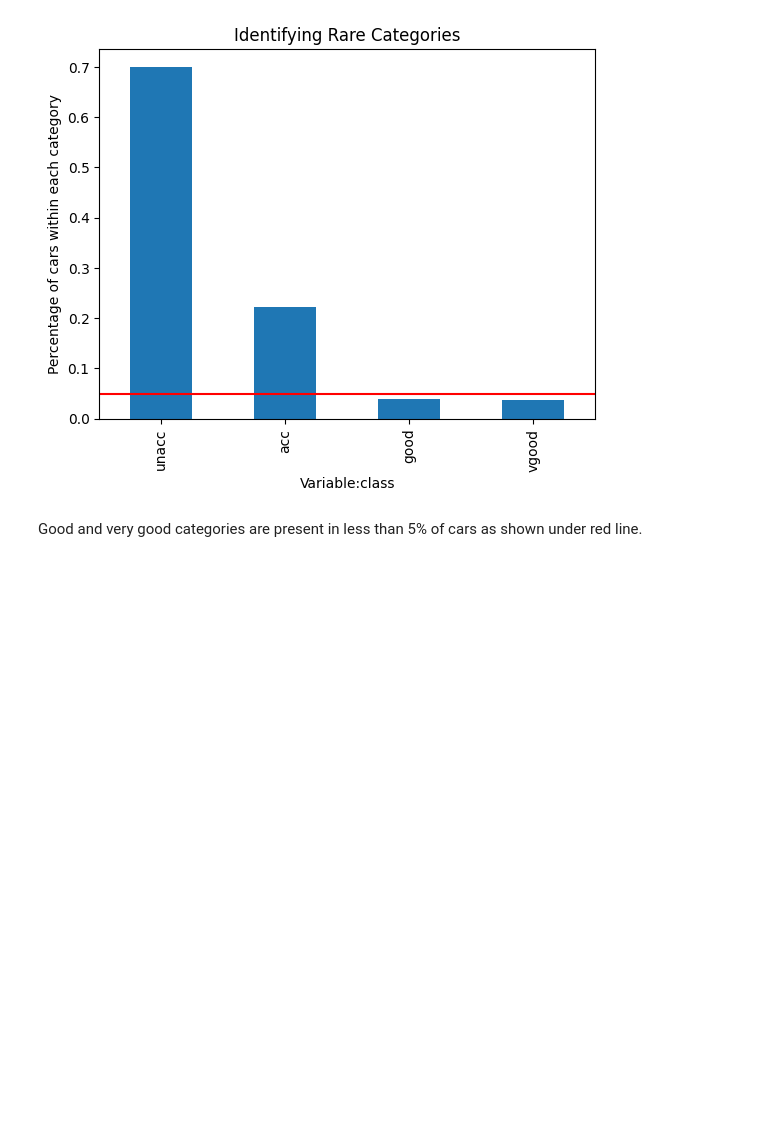
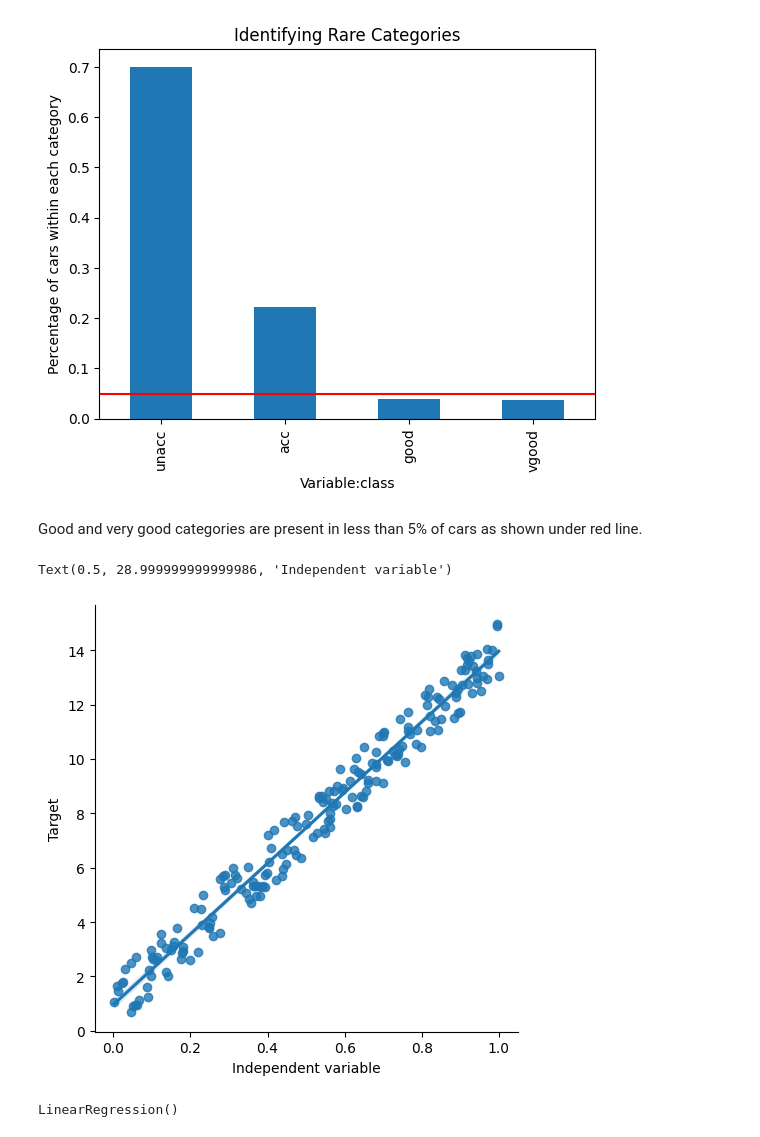
Before and after one commit to Chirag314/Feature-Engineering, a Jupyter notebook: Feature_Engineering_practise.ipynb, the cells around one changed output. Cells and saved outputs as stored; diff of their text form; code cells hidden in the pictures; blank space fills up the shorter version.

```diff
--- a/Feature_Engineering_practise.ipynb
+++ b/Feature_Engineering_practise.ipynb
@@ -244,3 +223,28 @@ Name: class, dtype: float64
 [figure]
 # %% [markdown]
 Good and very good categories are present in less than 5% of cars as shown under red line.
+# %%
+#check linear relationship
+import seaborn as sns
+from sklearn.linear_model import LinearRegression
+np.random.seed(24)
+x=np.random.random(200)
+# %%
+y=x*13+np.random.random(200)*2
+
+#create dataframe with x and y variables
+data=pd.DataFrame([x,y]).T
+data.columns=['x','y']
+# %%
+#plot scatter plot to visualize linear relationship
+sns.lmplot(x='x',y='y',data=data,order=1)
+plt.ylabel('Target')
+plt.xlabel('Independent variable')
+# %% [output]
+Text(0.5, 28.999999999999986, 'Independent variable')
+[figure, added]
+# %%
+linreg=LinearRegression()
+linreg.fit(data['x'].to_frame(),data['y'])
+# %% [output]
+LinearRegression()
```
Also changed, not shown: parts of 32 cells of this notebook.
